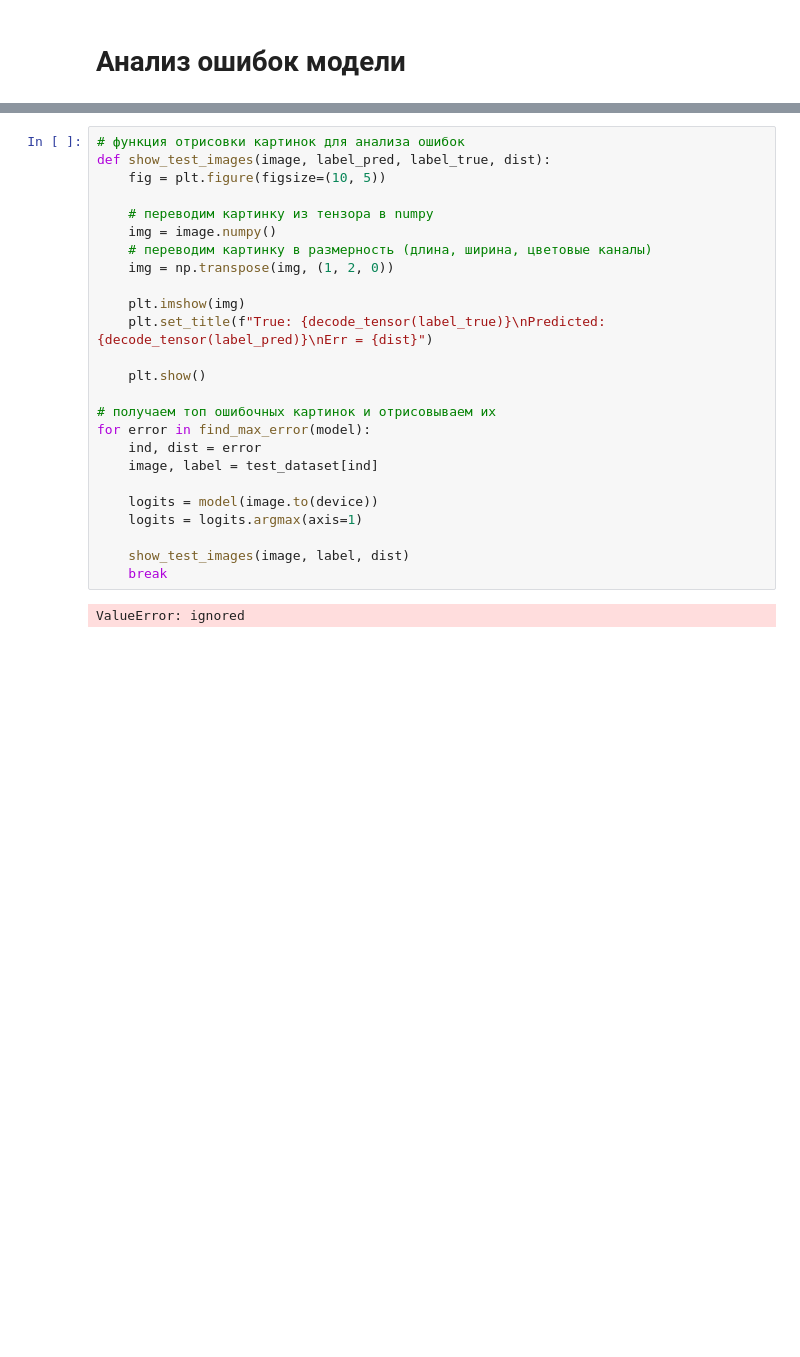
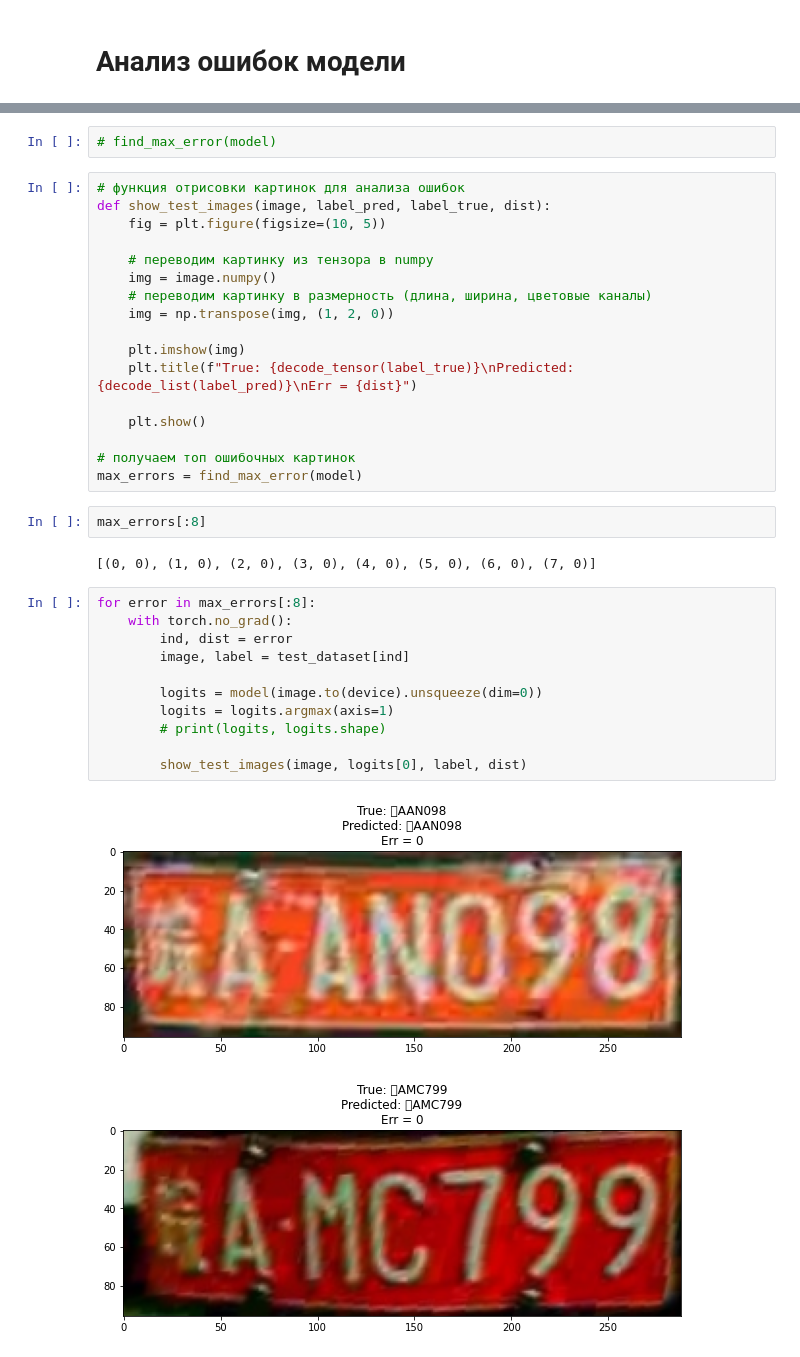
Before and after one commit to ctrlc0ctrlv/ccpd2019_ocr, a Jupyter notebook: task_DL.ipynb, the cells around one changed output, grey strips where cells are left out. Saved outputs shown, nothing was run; the diff lists cells and outputs as text; blank space fills up the shorter version.

```diff
--- a/task_DL.ipynb
+++ b/task_DL.ipynb
@@ -464,6 +463,8 @@ def find_max_error(model):
         i += 1
         out.append((k, v))
     return out
+# %%
+# find_max_error(model)
 # %%
 # функция отрисовки картинок для анализа ошибок
 def show_test_images(image, label_pred, label_true, dist):
@@ -475,19 +476,27 @@ def show_test_images(image, label_pred, label_true, dist):
     img = np.transpose(img, (1, 2, 0))
 
     plt.imshow(img)
-    plt.set_title(f"True: {decode_tensor(label_true)}\nPredicted: {decode_tensor(label_pred)}\nErr = {dist}")
+    plt.title(f"True: {decode_tensor(label_true)}\nPredicted: {decode_list(label_pred)}\nErr = {dist}")
 
     plt.show()
 
-# получаем топ ошибочных картинок и отрисовываем их
-for error in find_max_error(model):
-    ind, dist = error
-    image, label = test_dataset[ind]
-
-    logits = model(image.to(device))
-    logits = logits.argmax(axis=1)
-
-    show_test_images(image, label, dist)
-    break
+# получаем топ ошибочных картинок
+max_errors = find_max_error(model)
-# %% [output]
-ValueError: ignored
+# %%
+max_errors[:8]
+# %% [output]
+[(0, 0), (1, 0), (2, 0), (3, 0), (4, 0), (5, 0), (6, 0), (7, 0)]
+# %%
+for error in max_errors[:8]:
+    with torch.no_grad():
+        ind, dist = error
+        image, label = test_dataset[ind]
+
+        logits = model(image.to(device).unsqueeze(dim=0))
+        logits = logits.argmax(axis=1)
+        # print(logits, logits.shape)
+
+        show_test_images(image, logits[0], label, dist)
+# %% [output]
+[figure, added]
+[figure, added]
```
Also changed, not shown: parts of 4 cells of this notebook, 1 other file.
